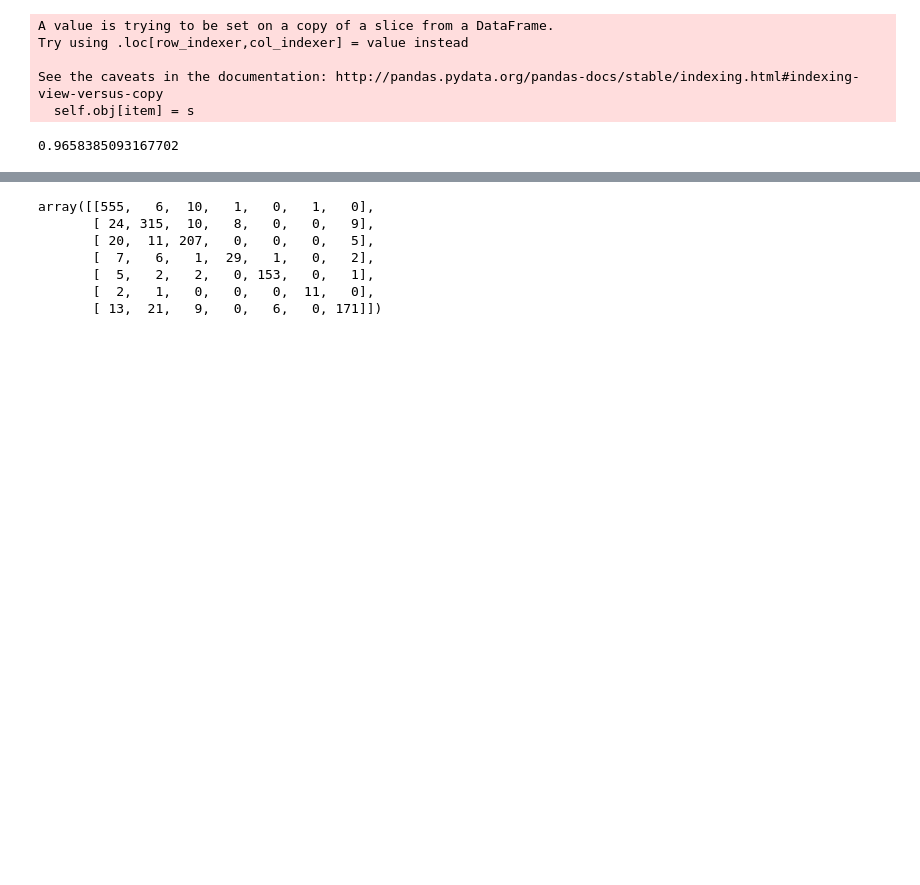
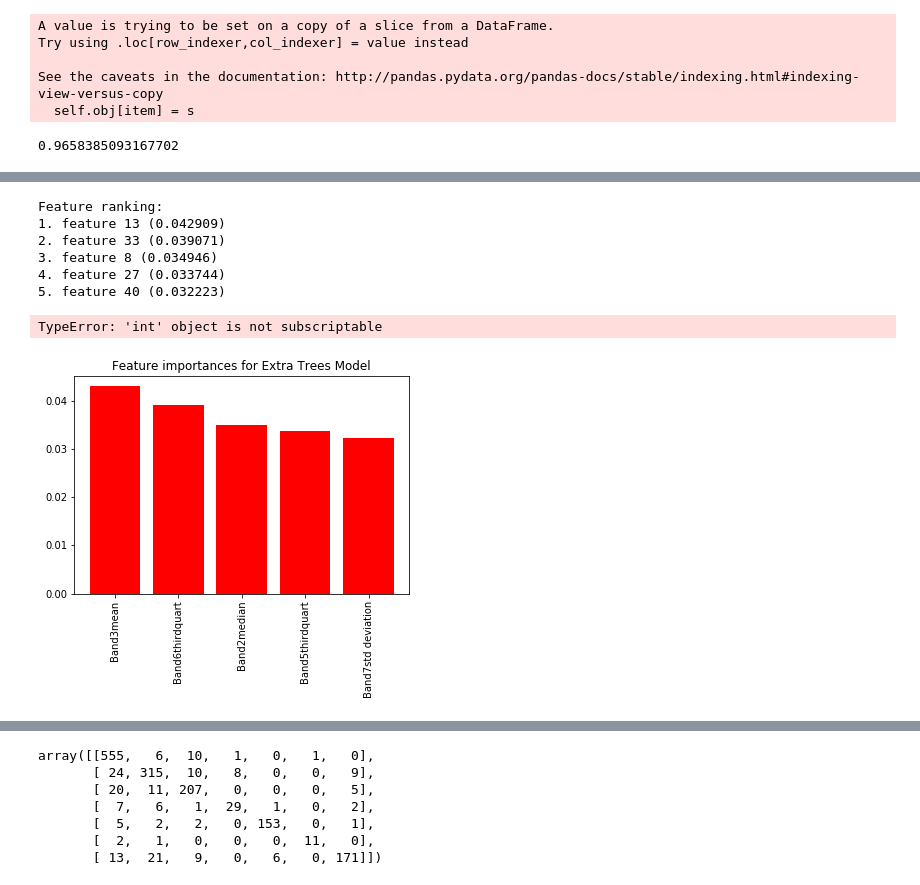
Before and after one commit to MarcelColvin/GeoSpatial-Classification, a Jupyter notebook: MakingtheClass.ipynb, the cells around one changed output, grey strips where cells are left out. Cells and saved outputs as stored; diff of their text form; code cells hidden in the pictures; blank space fills up the shorter version.

```diff
--- a/MakingtheClass.ipynb
+++ b/MakingtheClass.ipynb
@@ -281,5 +145,5 @@ See the caveats in the documentation: http://pandas.pydata.org/pandas-docs/stabl
 # %%
 tomats = Active[Active.crop_list.str.contains('TOMATO')]
 # %%
-lottacrop = fullyactive[fullyactive.crop_list.str.contains('OAT')|fullyactive.crop_list.str.contains('SUNFLOWER')  | fullyactive.crop_list.str.contains('ALMOND') | fullyactive.crop_list.str.contains('GRAPE') | fullyactive.crop_list.str.contains('WALNUT') | fullyactive.crop_list.str.contains('RICE') | fullyactive.crop_list.str.contains('ALFALFA')]
+lottacrop = Active[Active.crop_list.str.contains('OAT')|fullyactive.crop_list.str.contains('SUNFLOWER')  | fullyactive.crop_list.str.contains('ALMOND') | fullyactive.crop_list.str.contains('GRAPE') | fullyactive.crop_list.str.contains('WALNUT') | fullyactive.crop_list.str.contains('RICE') | fullyactive.crop_list.str.contains('ALFALFA')| fullyactive.crop_list.str.contains('ALFALFA') | fullyactive.crop_list.str.contains('CORN')| fullyactive.crop_list.str.contains('WHEAT')| fullyactive.crop_list.str.contains('TOMATO')  | fullyactive.crop_list.str.contains('SAFFLOWER')]
 # %%
@@ -300,8 +151,17 @@ See the caveats in the documentation: http://pandas.pydata.org/pandas-docs/stabl
 # %%
+lottacrop.crops = lottacrop.copy(lottacrop.crop_list)
 lottacrop.crop_list[lottacrop['crop_list'].str.contains('ALMOND')] = 'ALMOND'
 lottacrop.crop_list[lottacrop['crop_list'].str.contains('GRAPE')] = 'GRAPE'
 lottacrop.crop_list[lottacrop['crop_list'].str.contains('OAT')] = 'OAT'
 lottacrop.crop_list[lottacrop['crop_list'].str.contains('RICE')] = 'RICE'
 lottacrop.crop_list[lottacrop['crop_list'].str.contains('SUNFLOWER')] = 'SUNFLOWER'
 lottacrop.crop_list[lottacrop['crop_list'].str.contains('WALNUT')] = 'WALNUT'
+
+lottacrop.crop_list[lottacrop['crop_list'].str.contains('ALFALFA')] = 'ALFALFA'
+
+lottacrop.crop_list[lottacrop['crop_list'].str.contains('CORN')] = 'CORN'
+lottacrop.crop_list[lottacrop['crop_list'].str.contains('WHEAT')] = 'WHEAT'
+lottacrop.crop_list[lottacrop['crop_list'].str.contains('TOMATO')] = 'TOMATO'
+
+lottacrop.crop_list[lottacrop['crop_list'].str.contains('SAFFLOWER')] = 'SAFFLOWER'
 # %% [output]
@@ -413,0 +265,6 @@ clf.algorithm
+# %%
+lottacrop['code'] = lottacrop.crop_list.astype('category').cat.codes
+fullx = lottacrop.iloc[:,1:61].dropna()
+fully = lottacrop.loc[fullx.index,'code']
+fully.shape
+X_train, X_test, Y_train, Y_test = train_test_split(fullx,fully,test_size = .4)
@@ -413,0 +309,5 @@ clf.algorithm
+# %%
+importances = extra.feature_importances_
+std = np.std([extra.feature_importances_ for tree in extra.estimators_],
+             axis=0)
+indices = np.argsort(importances)[::-1]
@@ -413,0 +330,26 @@ clf.algorithm
+# %%
+print("Feature ranking:")
+
+for f in range(5):
+    print("%d. feature %d (%f)" % (f + 1, indices[f], importances[indices[f]]))
+
+# Plot the feature importances of the forest
+plt.figure()
+plt.title("Feature importances for Extra Trees Model")
+plt.bar(range(5), importances[indices][:5],
+       color="r", yerr=std[indices][:5], align="center")
+plt.xticks(range(5), X_train.columns[indices[:5]],rotation = 90)
+plt.ylabel = 'Importance'
+plt.xlabel = 'Features'
+plt.xlim([-1, X_train.shape[1][:5]])
+
+plt.show()
+# %% [output]
+Feature ranking:
+1. feature 13 (0.042909)
+2. feature 33 (0.039071)
+3. feature 8 (0.034946)
+4. feature 27 (0.033744)
+5. feature 40 (0.032223)
+TypeError: 'int' object is not subscriptable
+[figure, added]
```
Also changed, not shown: parts of 40 cells of this notebook.
